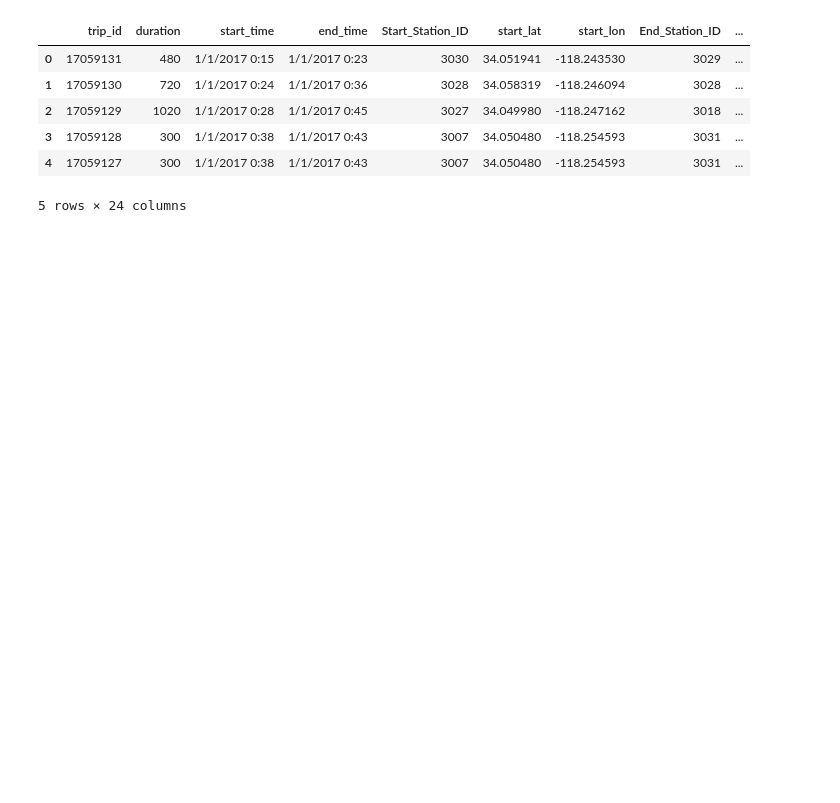
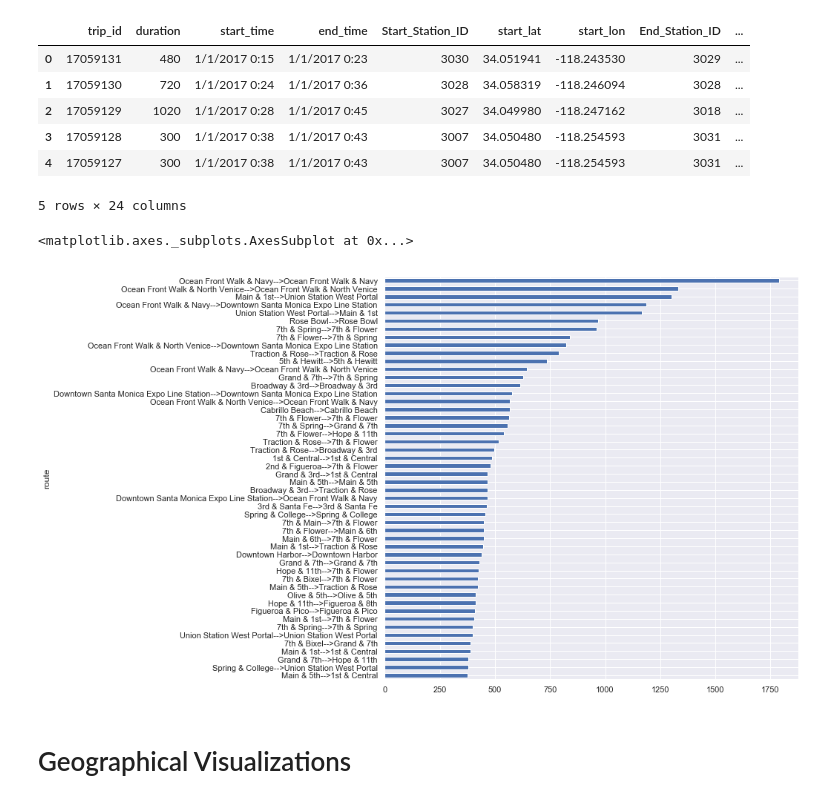
Before and after one commit to aclao89/LA_Metro_Bike, a Jupyter notebook: Untitled.ipynb, the cells around one changed output. Cells and saved outputs as stored; diff of their text form; code cells hidden in the pictures; blank space fills up the shorter version.

```diff
--- a/Untitled.ipynb
+++ b/Untitled.ipynb
@@ -455,6 +456,15 @@ trips_clean.head()
 | 3 | 17059128 | 300 | 1/1/2017 0:38 | 1/1/2017 0:43 | 3007 | 34.050480 | -118.254593 | 3031 | ... |
 | 4 | 17059127 | 300 | 1/1/2017 0:38 | 1/1/2017 0:43 | 3007 | 34.050480 | -118.254593 | 3031 | ... |
 5 rows × 24 columns
+# %%
+route_freq = trips_clean.groupby(['route'])['trip_id'].count().sort_values()[-50:]
+
+route_freq.plot.barh()
+# %% [output]
+<matplotlib.axes._subplots.AxesSubplot at 0x...>
+[figure, added]
+# %% [markdown]
+# Geographical Visualizations
 # %%
 #Use folium to get a map. We will create a function with the 'average' start lat and start lon coordinates
 
```
Also changed, not shown: parts of 14 cells of this notebook, 4 other files.
